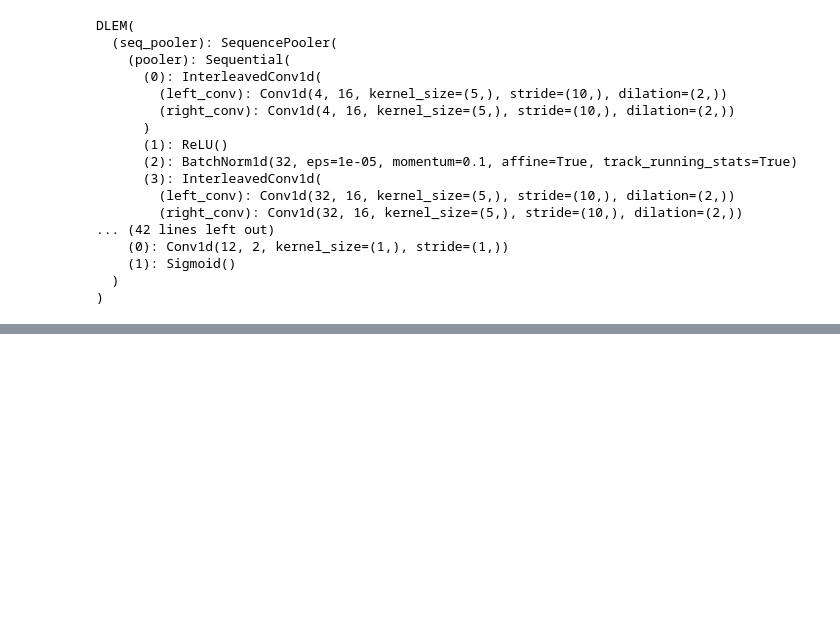
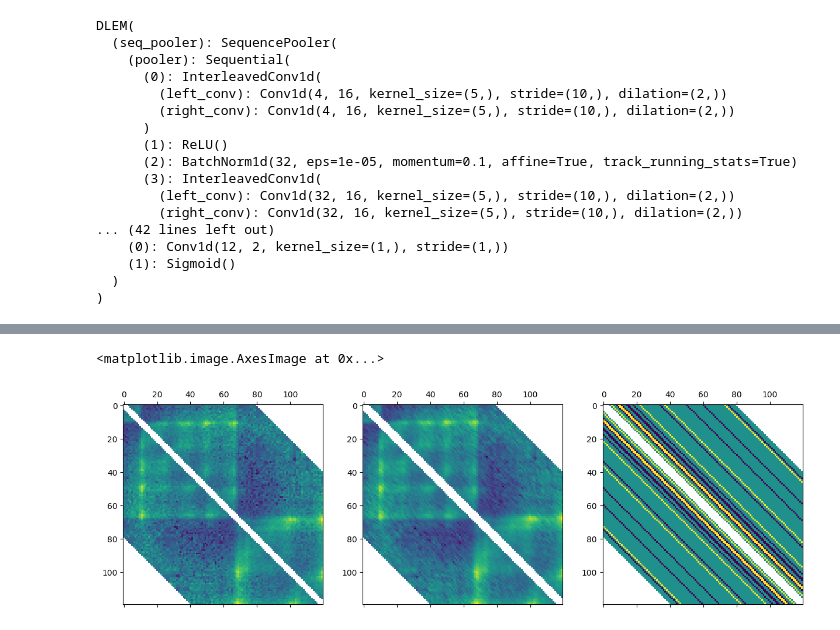
Before and after one commit to boooooogey/loopextrusion-pytorch, a Jupyter notebook: dlem/examples/complete_training_seq_example_lite.ipynb, the cells around one changed output, grey strips where cells are left out. Saved outputs shown, nothing was run; the diff lists cells and outputs as text; code cells hidden in the pictures; blank space fills up the shorter version.

```diff
--- a/dlem/examples/complete_training_seq_example_lite.ipynb
+++ b/dlem/examples/complete_training_seq_example_lite.ipynb
@@ -162,3 +201,11 @@ patch_prediction = util.convert_diags_to_full_contact(out[0].detach().numpy(), d
+# %%
+fig, axes = plt.subplots(1, 3, figsize=(15, 5))
+axes[0].matshow(patch, cmap='viridis')
+axes[1].matshow(patch_prediction, cmap='viridis')
+axes[2].matshow(patch_prediction_complete, cmap='viridis')
+# %% [output]
+<matplotlib.image.AxesImage at 0x...>
+[figure, added]
 # %%
 scheduler.get_last_lr()
 # %% [output]
```
Also changed, not shown: parts of 15 cells of this notebook, 2 other files.
